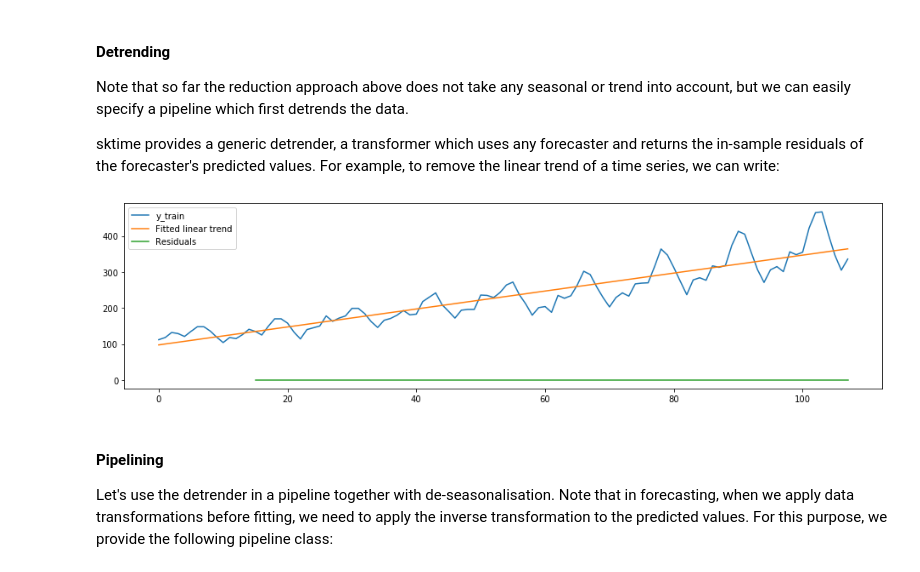
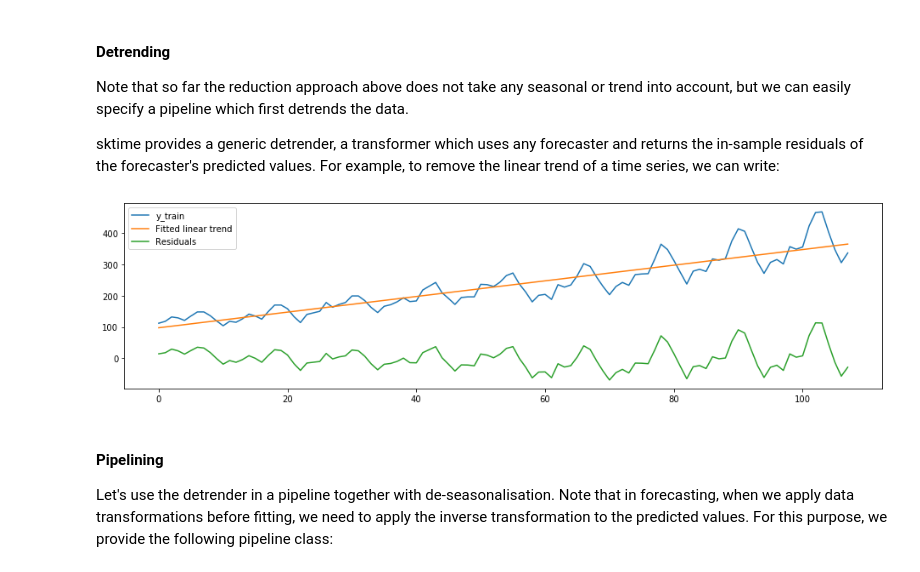
Before and after one commit to sktime/sktime-tutorial-pydata-amsterdam-2020, a Jupyter notebook: notebooks/02_forecasting.ipynb, the cells around one changed output. Saved outputs shown, nothing was run; the diff lists cells and outputs as text; code cells hidden in the pictures.

```diff
--- a/notebooks/02_forecasting.ipynb
+++ b/notebooks/02_forecasting.ipynb
@@ -240,7 +260,7 @@ from sktime.forecasting.compose import ReducedRegressionForecaster
 from sklearn.neighbors import KNeighborsRegressor
 
 regressor = KNeighborsRegressor(n_neighbors=1)
-forecaster = ReducedRegressionForecaster(regressor=regressor, window_length=10, strategy="recursive")
+forecaster = ReducedRegressionForecaster(regressor=regressor, window_length=12, strategy="recursive")
 forecaster.fit(y_train)
 y_pred = forecaster.predict(fh)
 plot_ys(y_train, y_test, y_pred, labels=["y_train", "y_test", "y_pred"]);
@@ -350,19 +370,20 @@ sktime provides a generic detrender, a transformer which uses any forecaster and
 # %%
 from sktime.forecasting.trend import PolynomialTrendForecaster
 from sktime.transformers.single_series.detrend import Detrender
 
 # liner detrending
+forecaster = PolynomialTrendForecaster(degree=1)
 transformer = Detrender(forecaster=forecaster)
 yt = transformer.fit_transform(y_train)
 
 # internally, the Detrender uses the in-sample predictions of the PolynomialTrendForecaster
 forecaster = PolynomialTrendForecaster(degree=1)
 fh_ins = -np.arange(len(y_train)) # in-sample forecasting horizon
 y_pred = forecaster.fit(y_train).predict(fh=fh_ins)
 
 plot_ys(y_train, y_pred, yt, labels=["y_train", "Fitted linear trend", "Residuals"]);
 # %% [output]
-[figure, old version]
+[figure, new version]
 # %% [markdown]
 #### Pipelining
 
```
Also changed, not shown: parts of 16 cells of this notebook, 3 other files.
